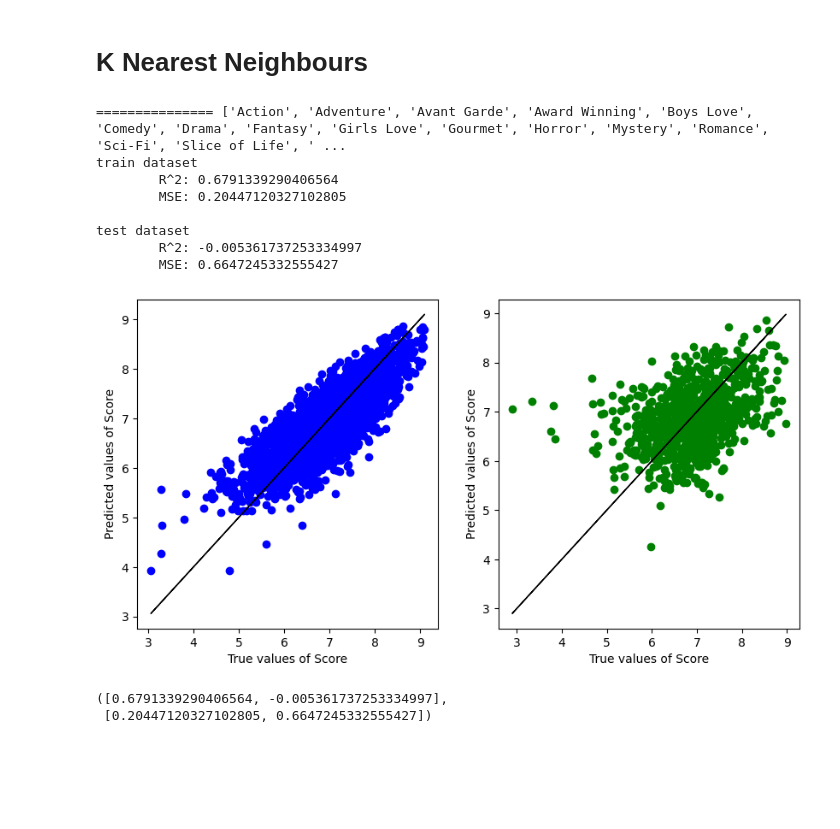
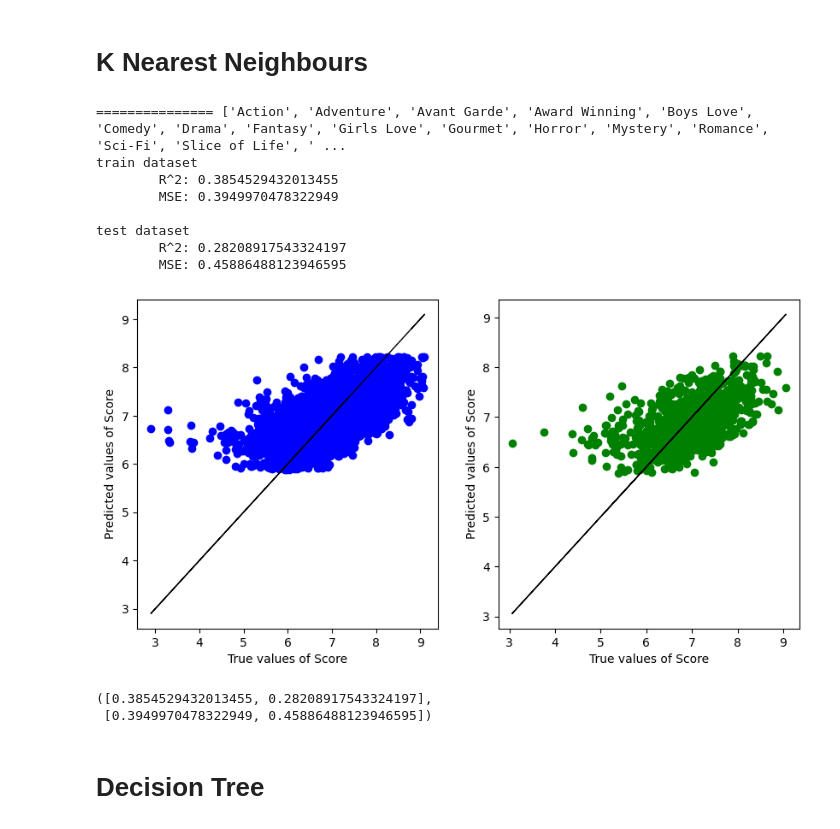
Before and after one commit to GabrielLim01/SC1015-Anime-Analysis, a Jupyter notebook: mal.ipynb, the cells around one changed output. Cells and saved outputs as stored; diff of their text form; code cells hidden in the pictures; blank space fills up the shorter version.

```diff
--- a/mal.ipynb
+++ b/mal.ipynb
@@ -91,7 +77,21 @@ for y in int_cols:
 # %% [markdown]
 ### Linear Regression code yanked from Exercise 4
 # %%
-def linear_regression(x:str, y:str, train_set:object, test_set:object):
+def prediction_plot(x:str, train_set:pd.DataFrame, test_set:pd.DataFrame, results:dict):
+    """just a helper function to plot predictions against actuals"""
+    # Plot the Predictions vs the True values
+    f, axes = plt.subplots(1, 2, figsize=(10, 5))
+    axes[0].scatter(train_set[[x]], results['train'], color = "blue")
+    axes[0].plot(train_set[[x]], train_set[[x]], linewidth = 1, color = 'black')
+    axes[0].set_xlabel(f"True values of {x}")
+    axes[0].set_ylabel(f"Predicted values of {x}")
+    axes[1].scatter(test_set[[x]], results['test'], color = "green")
+    axes[1].plot(test_set[[x]], test_set[[x]], linewidth = 1, color='black')
+    axes[1].set_xlabel(f"True values of {x}")
+    axes[1].set_ylabel(f"Predicted values of {x}")
+    plt.show()
+
+def linear_regression(x:str, y:str, train_set:pd.DataFrame, test_set:pd.DataFrame):
     """does linear regression of variable y in the dataset against x. Can accept a list as y.
     @param x: The variable we want to predict
     @param y: The list of variables to perform regression on.
@@ -138,18 +138,8 @@ def linear_regression(x:str, y:str, train_set:object, test_set:object):
         """)
         results[name] = pred
 
+    prediction_plot(x,train_set,test_set,results)
 
-    # Plot the Predictions vs the True values
-    f, axes = plt.subplots(1, 2, figsize=(10, 5))
-    axes[0].scatter(train_set[[x]], results['train'], color = "blue")
-    axes[0].plot(train_set[[x]], train_set[[x]], linewidth = 1, color = 'black')
-    axes[0].set_xlabel(f"True values of {x}")
-    axes[0].set_ylabel(f"Predicted values of {x}")
-    axes[1].scatter(test_set[[x]], results['test'], color = "green")
-    axes[1].plot(test_set[[x]], test_set[[x]], linewidth = 1, color='black')
-    axes[1].set_xlabel(f"True values of {x}")
-    axes[1].set_ylabel(f"Predicted values of {x}")
-    plt.show()
     return r2_arr, mse_arr
 # %% [markdown]
 ### Performing Linear Regression
@@ -367,6 +357,7 @@ def knn(x:str, y:str, train_set:object, test_set:object, k:int):
     @param y: The list of variables to perform regression on.
     @param train_set: The set used for training the model.
     @param test_set: The set used to test the model's accuracy.
+    @param k: The number of neighbours
     @returns R^2: The R^2 values of the model, train set then test set.
     @returns MSE: The MSE values of the model, train set then test set."""
 
@@ -404,33 +395,25 @@ def knn(x:str, y:str, train_set:object, test_set:object, k:int):
         """)
         results[name] = pred
 
+    prediction_plot(x,train_set,test_set,results)
 
-    # Plot the Predictions vs the True values
-    f, axes = plt.subplots(1, 2, figsize=(10, 5))
-    axes[0].scatter(train_set[[x]], results['train'], color = "blue")
-    axes[0].plot(train_set[[x]], train_set[[x]], linewidth = 1, color = 'black')
-    axes[0].set_xlabel(f"True values of {x}")
-    axes[0].set_ylabel(f"Predicted values of {x}")
-    axes[1].scatter(test_set[[x]], results['test'], color = "green")
-    axes[1].plot(test_set[[x]], test_set[[x]], linewidth = 1, color='black')
-    axes[1].set_xlabel(f"True values of {x}")
-    axes[1].set_ylabel(f"Predicted values of {x}")
-    plt.show()
     return r2_arr, mse_arr
 # %%
 y = genres.copy()
 y.append('Popularity')
 
-knn(x='Score',y=y,train_set=train_set, test_set=test_set, k=2)
+knn(x='Score',y=y,train_set=train_set, test_set=test_set, k=30)
 # %% [output]
 =============== ['Action', 'Adventure', 'Avant Garde', 'Award Winning', 'Boys Love', 'Comedy', 'Drama', 'Fantasy', 'Girls Love', 'Gourmet', 'Horror', 'Mystery', 'Romance', 'Sci-Fi', 'Slice of Life', ' ...
 train dataset
-        R^2: 0.6791339290406564
-        MSE: 0.20447120327102805
+        R^2: 0.3854529432013455
+        MSE: 0.3949970478322949
 
 test dataset
-        R^2: -0.005361737253334997
-        MSE: 0.6647245332555427
+        R^2: 0.28208917543324197
+        MSE: 0.45886488123946595
-[figure, old version]
+[figure, new version]
-([0.6791339290406564, -0.005361737253334997],
- [0.20447120327102805, 0.6647245332555427])
+([0.3854529432013455, 0.28208917543324197],
+ [0.3949970478322949, 0.45886488123946595])
+# %% [markdown]
+# Decision Tree
```
Also changed, not shown: parts of 7 cells of this notebook.
